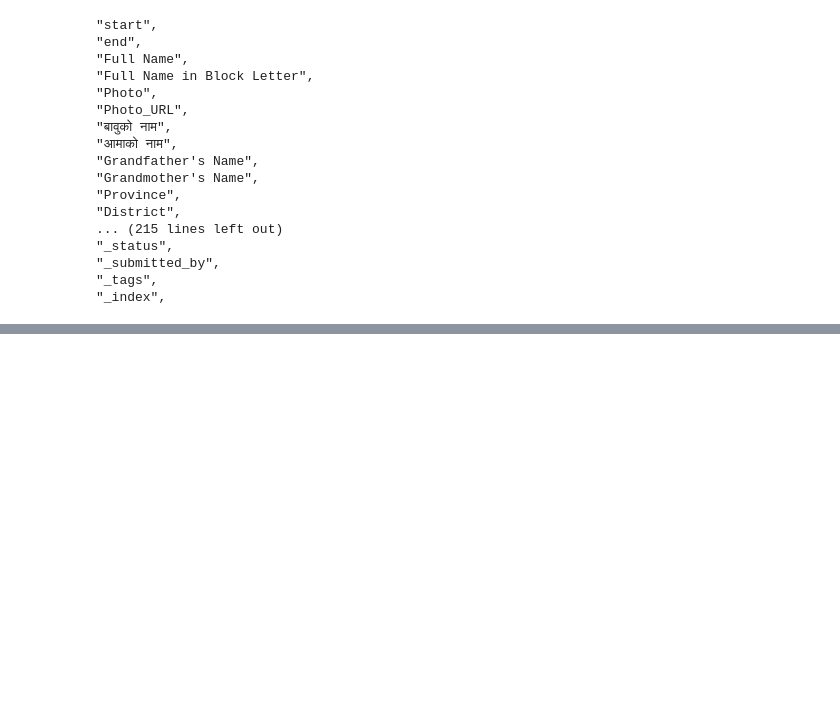
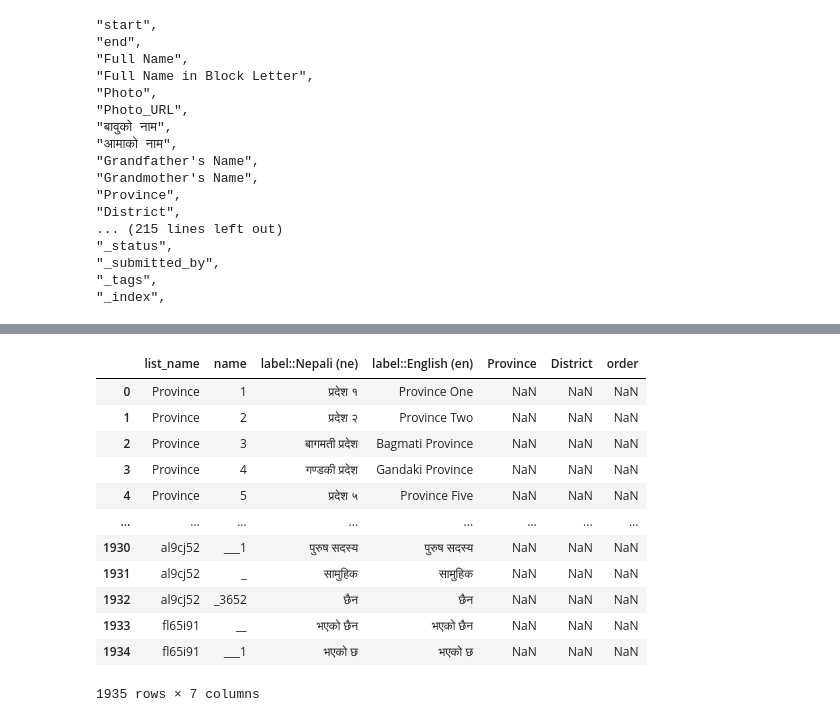
Before and after one commit to lalitmahato/digital_profile_data_migrations, a Jupyter notebook: digital_profile_data_migrations.ipynb, the cells around one changed output, grey strips where cells are left out. Drawn from its saved outputs; the diff is of its cells as text; code cells hidden in the pictures; blank space fills up the shorter version.

```diff
--- a/digital_profile_data_migrations.ipynb
+++ b/digital_profile_data_migrations.ipynb
@@ -372,0 +355,17 @@ array(['छैन', 'छ', nan], dtype=object)
+# %%
+form_input_choices_df = form_df[1].copy()
+form_input_choices_df
+# %% [output]
+|  | list_name | name | label::Nepali (ne) | label::English (en) | Province | District | order |
+| 0 | Province | 1 | प्रदेश १ | Province One | NaN | NaN | NaN |
+| 1 | Province | 2 | प्रदेश २ | Province Two | NaN | NaN | NaN |
+| 2 | Province | 3 | बागमती प्रदेश | Bagmati Province | NaN | NaN | NaN |
+| 3 | Province | 4 | गण्डकी प्रदेश | Gandaki Province | NaN | NaN | NaN |
+| 4 | Province | 5 | प्रदेश ५ | Province Five | NaN | NaN | NaN |
+| ... | ... | ... | ... | ... | ... | ... | ... |
+| 1930 | al9cj52 | ___1 | पुरुष सदस्य | पुरुष सदस्य | NaN | NaN | NaN |
+| 1931 | al9cj52 | _ | सामुहिक | सामुहिक | NaN | NaN | NaN |
+| 1932 | al9cj52 | _3652 | छैन | छैन | NaN | NaN | NaN |
+| 1933 | fl65i91 | __ | भएको छैन | भएको छैन | NaN | NaN | NaN |
+| 1934 | fl65i91 | ___1 | भएको छ | भएको छ | NaN | NaN | NaN |
+1935 rows × 7 columns
```
Also changed, not shown: parts of 16 cells of this notebook, 1 other file.
